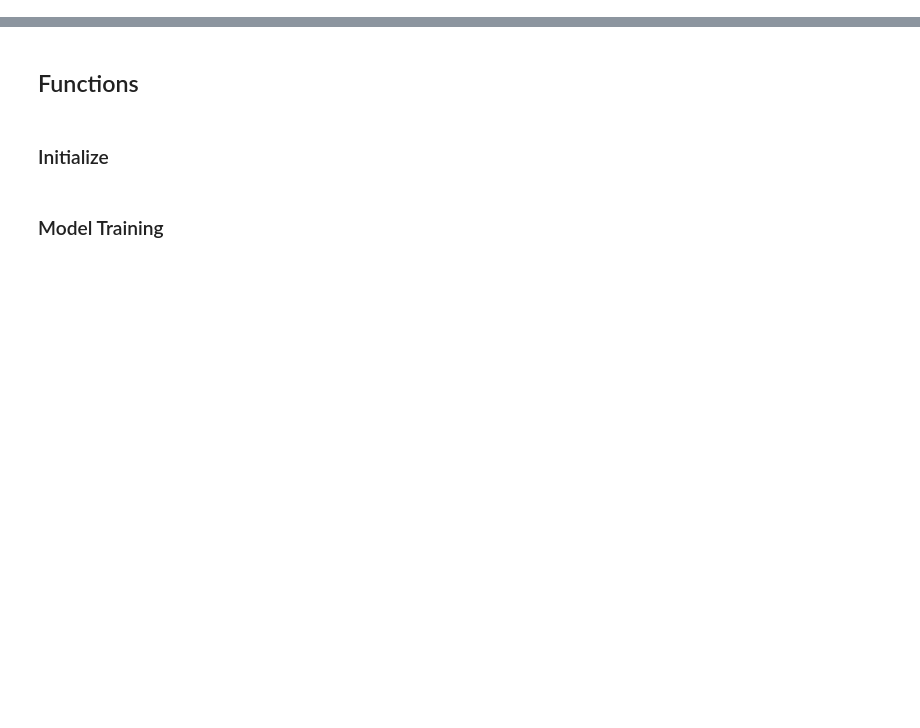
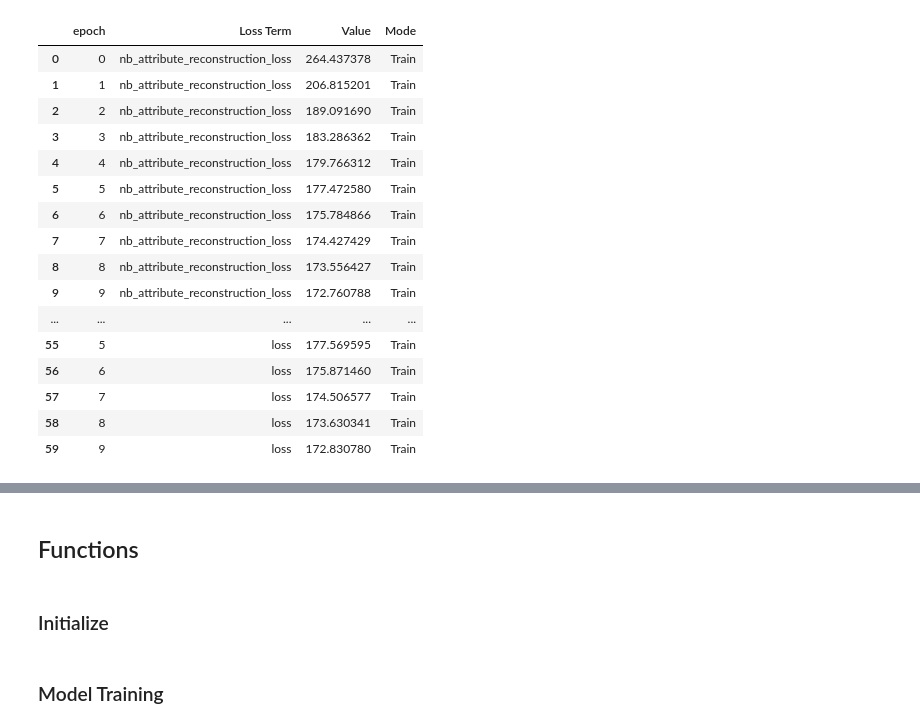
Before and after one commit to Lotfollahi-lab/squint-reproducibility, a Jupyter notebook: analysis/notebooks/wandb_run_dashboard.ipynb, the cells around one changed output, grey strips where cells are left out. Cells and saved outputs as stored; diff of their text form; code cells hidden in the pictures; blank space fills up the shorter version.

```diff
--- a/analysis/notebooks/wandb_run_dashboard.ipynb
+++ b/analysis/notebooks/wandb_run_dashboard.ipynb
@@ -9,0 +11,9 @@ from vqniche.utils.adjacency_reconstruction import reconstruct_adjacency_matrix
+# %%
+import pandas as pd
+import matplotlib.pyplot as plt
+
+# display setting all rows and columns
+pd.set_option('display.max_rows', None)
+pd.set_option('display.max_columns', None)
+pd.set_option('display.width', None)
+pd.set_option('display.max_colwidth', None)
@@ -9,0 +25,20 @@ from vqniche.utils.adjacency_reconstruction import reconstruct_adjacency_matrix
+# %%
+df_loss
+# %% [output]
+|  | epoch | Loss Term | Value | Mode |
+| 0 | 0 | nb_attribute_reconstruction_loss | 264.437378 | Train |
+| 1 | 1 | nb_attribute_reconstruction_loss | 206.815201 | Train |
+| 2 | 2 | nb_attribute_reconstruction_loss | 189.091690 | Train |
+| 3 | 3 | nb_attribute_reconstruction_loss | 183.286362 | Train |
+| 4 | 4 | nb_attribute_reconstruction_loss | 179.766312 | Train |
+| 5 | 5 | nb_attribute_reconstruction_loss | 177.472580 | Train |
+| 6 | 6 | nb_attribute_reconstruction_loss | 175.784866 | Train |
+| 7 | 7 | nb_attribute_reconstruction_loss | 174.427429 | Train |
+| 8 | 8 | nb_attribute_reconstruction_loss | 173.556427 | Train |
+| 9 | 9 | nb_attribute_reconstruction_loss | 172.760788 | Train |
+| ... | ... | ... | ... | ... |
+| 55 | 5 | loss | 177.569595 | Train |
+| 56 | 6 | loss | 175.871460 | Train |
+| 57 | 7 | loss | 174.506577 | Train |
+| 58 | 8 | loss | 173.630341 | Train |
+| 59 | 9 | loss | 172.830780 | Train |
```
Also changed, not shown: parts of 5 cells of this notebook.
